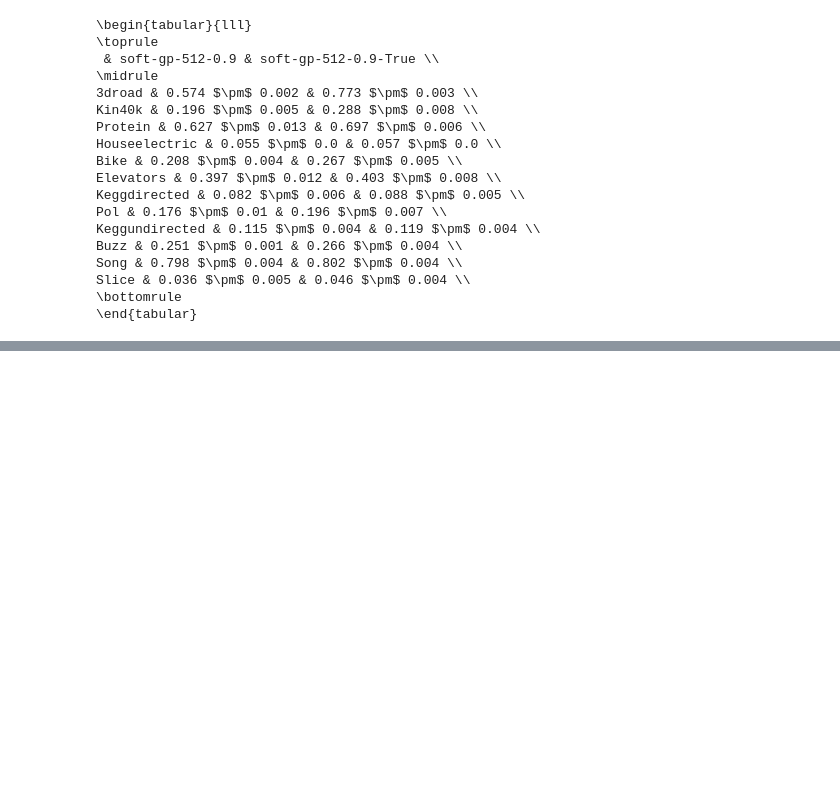
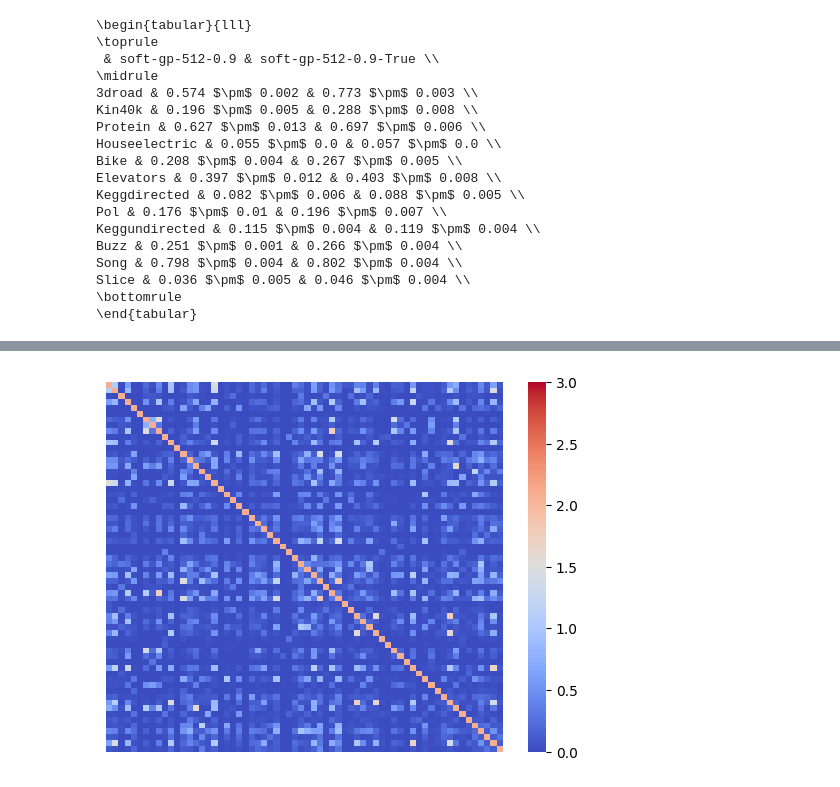
Before and after one commit to danehuang/softki, a Jupyter notebook: analysis/noise.ipynb, the cells around one changed output, grey strips where cells are left out. Cells and saved outputs as stored; diff of their text form; code cells hidden in the pictures; blank space fills up the shorter version.

Commit message:
noise

```diff
--- a/analysis/noise.ipynb
+++ b/analysis/noise.ipynb
@@ -284,0 +330,11 @@ Slice & 0.036 $\pm$ 0.005 & 0.046 $\pm$ 0.004 \\
+# %%
+dataset = "elevators"
+epoch = 49
+K_zz = np.load(f"mynoise/K_zz_softgp_{dataset}_512_1024_0.001_6535_{epoch}:v6/K_zz.npy")
+K_zz = K_zz[0:64,0:64]
+ax = plt.gca()
+ax.axis("off")
+heatmap(K_zz, ax=ax, cmap='coolwarm', cbar=True, vmin=0, vmax=3)
+plt.savefig("elevators_learned_noise.png", bbox_inches="tight")
+# %% [output]
+[figure, added]
```
Also changed, not shown: parts of 6 cells of this notebook.
